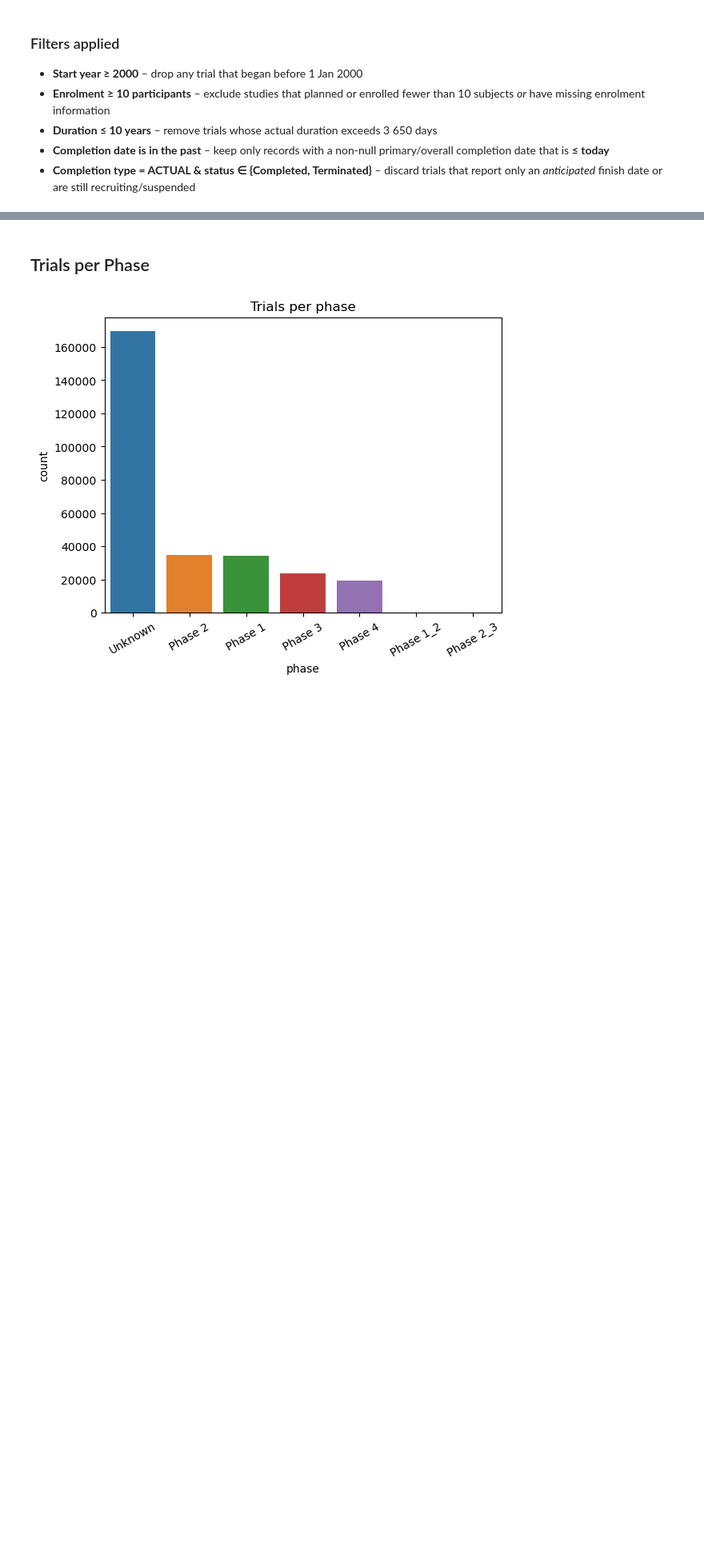
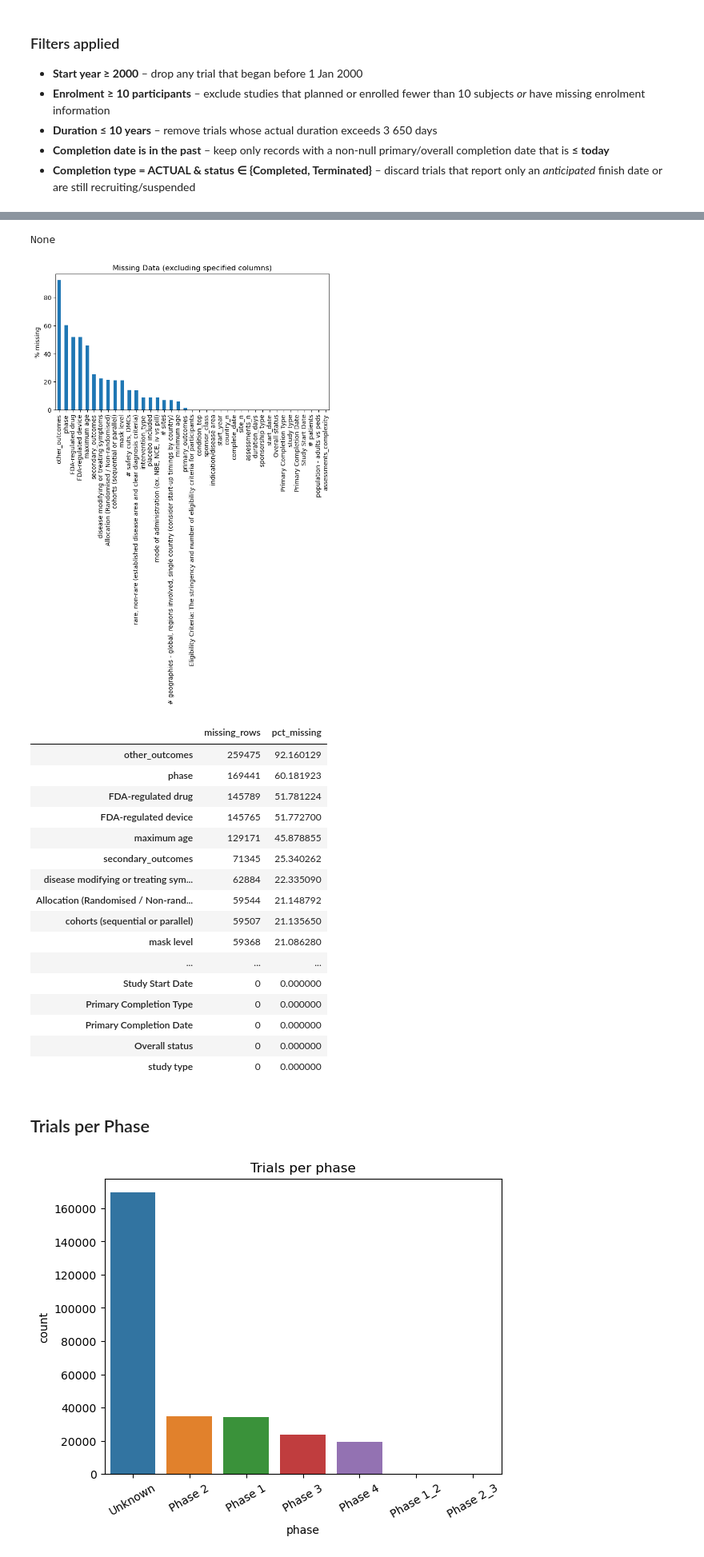
Before and after one commit to jonathan52444/MScProject, a Jupyter notebook: notebooks/02_eda_features.ipynb, the cells around one changed output, grey strips where cells are left out. Shown at 80% size. Cells and saved outputs as stored; diff of their text form; code cells hidden in the pictures; blank space fills up the shorter version.

```diff
--- a/notebooks/02_eda_features.ipynb
+++ b/notebooks/02_eda_features.ipynb
@@ -85,0 +36,40 @@ None
+# %%
+import pandas as pd
+import matplotlib.pyplot as plt
+import numpy as np
+from IPython.display import display
+
+# Load the data
+df = pd.read_parquet("../data/processed/features_v1.parquet")
+
+# Make a temporary copy and replace "Unknown" in phase with NaN
+tmp = df.copy()
+if "phase" in tmp.columns:
+    tmp.loc[tmp["phase"] == "Unknown", "phase"] = pd.NA   # or np.nan
+
+# Drop the specified columns before computing missingness
+cols_to_drop = [
+    "safety events",
+    "evaluability / drop out rate",
+    "screen fail rate"
+]
+tmp = tmp.drop(columns=cols_to_drop, errors="ignore")
+
+# Standard DataFrame info with counts
+display(tmp.info(show_counts=True))
+
+# Missing-percentage bar plot (excluding the dropped columns)
+miss = tmp.isna().mean().sort_values(ascending=False) * 100
+miss.head(40).plot.bar(figsize=(8, 4))
+plt.ylabel("% missing")
+plt.title("Missing Data (excluding specified columns)")
+plt.show()
+
+# Table with absolute & % missing (excluding the dropped columns)
+miss_tbl = pd.DataFrame({
+    "missing_rows": tmp.isna().sum(),
+    "pct_missing":  miss
+}).sort_values("pct_missing", ascending=False)
+
+display(miss_tbl.head(40))  # show top-40 variables (excluding dropped columns)
+# %% [output]
@@ -86,3 +93,22 @@ None
+None
+[figure, added]
+|  | missing_rows | pct_missing |
+| other_outcomes | 259475 | 92.160129 |
+| phase | 169441 | 60.181923 |
+| FDA-regulated drug | 145789 | 51.781224 |
+| FDA-regulated device | 145765 | 51.772700 |
+| maximum age | 129171 | 45.878855 |
+| secondary_outcomes | 71345 | 25.340262 |
+| disease modifying or treating sym... | 62884 | 22.335090 |
+| Allocation (Randomised / Non-rand... | 59544 | 21.148792 |
+| cohorts (sequential or parallel) | 59507 | 21.135650 |
+| mask level | 59368 | 21.086280 |
+| ... | ... | ... |
+| Study Start Date | 0 | 0.000000 |
+| Primary Completion Type | 0 | 0.000000 |
+| Primary Completion Date | 0 | 0.000000 |
+| Overall status | 0 | 0.000000 |
+| study type | 0 | 0.000000 |
 # %% [markdown]
 ## Trials per Phase
 # %%
```
Also changed, not shown: parts of 9 cells of this notebook, 8 other files.
